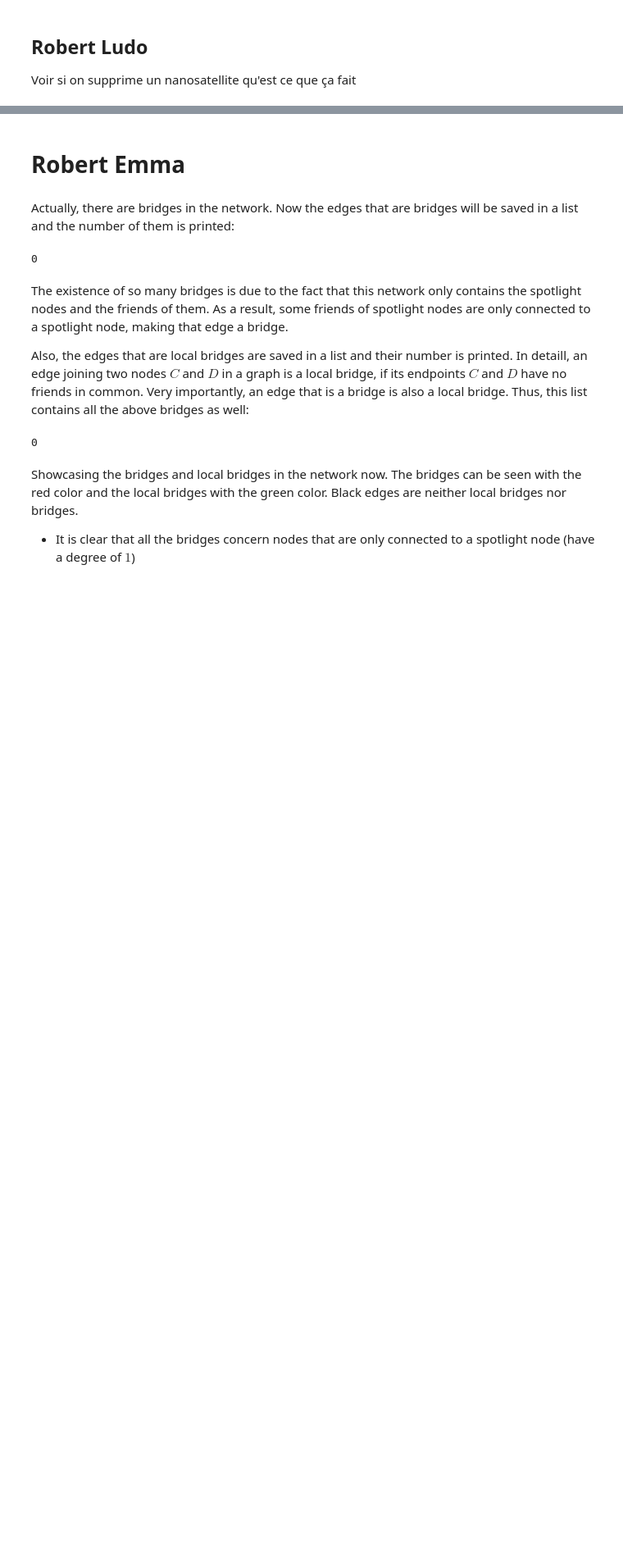
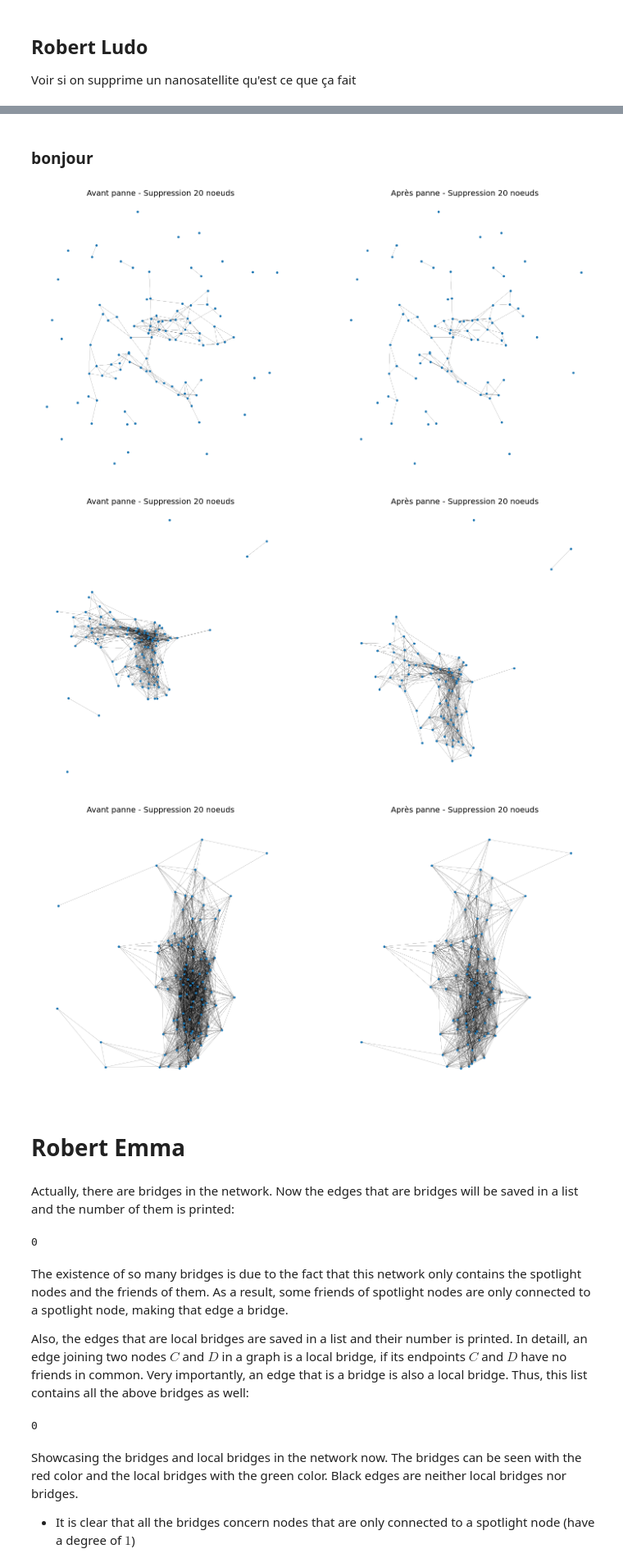
Before and after one commit to Emma-html/projet_reseaux_IA, a Jupyter notebook: partie2.ipynb, the cells around one changed output, grey strips where cells are left out. Shown at 82% size. Cells and saved outputs as stored; diff of their text form; code cells hidden in the pictures; blank space fills up the shorter version.

```diff
--- a/partie2.ipynb
+++ b/partie2.ipynb
@@ -190,3 +169,13 @@ df_metrics
+# %% [markdown]
+### bonjour
+# %%
+df1 = analyse_graph_on_graphobj_df(graph1, nb_to_remove=20, seed=42, targeted=False, centrality=False, display=True)
+df2 = analyse_graph_on_graphobj_df(graph2, nb_to_remove=20, seed=42, targeted=False, centrality=False, display=True)
+df3 = analyse_graph_on_graphobj_df(graph3, nb_to_remove=20, seed=42, targeted=False, centrality=False, display=True)
+# %% [output]
+[figure, added]
+[figure, added]
+[figure, added]
 # %% [markdown]
 # Robert Emma
 # %% [markdown]
```
Also changed, not shown: parts of 4 cells of this notebook.
